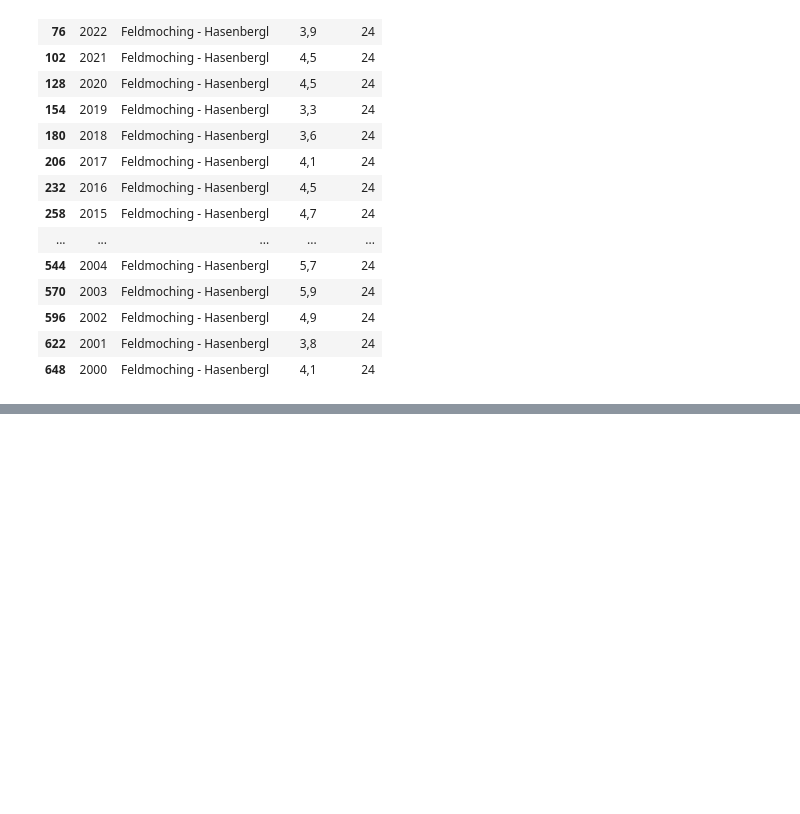
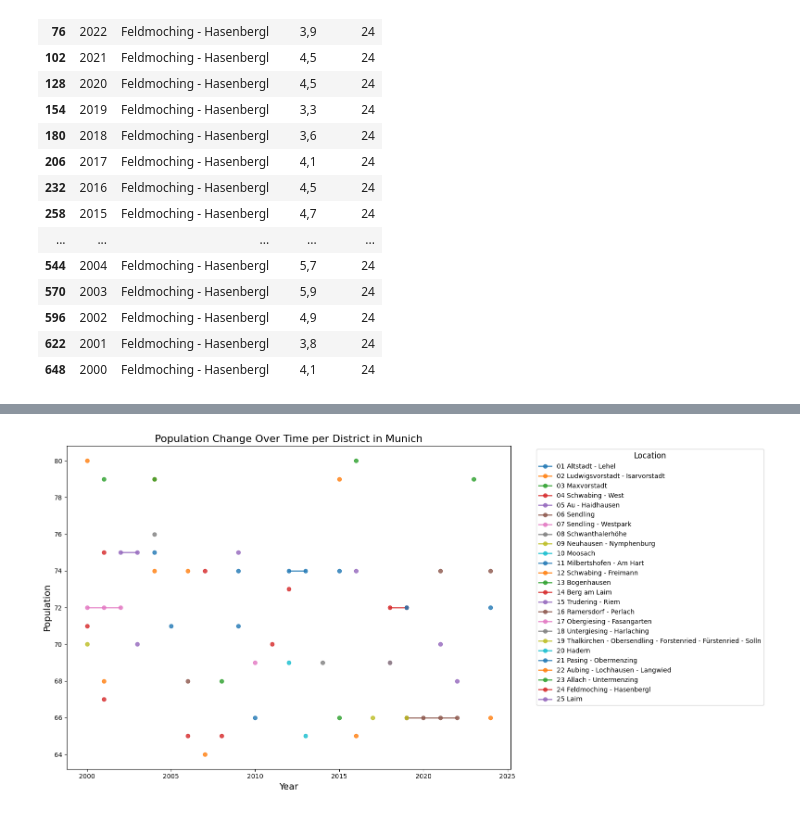
Before and after one commit to AhmedElsherif04/SolarPanelMunich, a Jupyter notebook: data/CSV_data/Unemployment/unemployment.ipynb, the cells around one changed output, grey strips where cells are left out. Saved outputs shown, nothing was run; the diff lists cells and outputs as text; code cells hidden in the pictures; blank space fills up the shorter version.

```diff
--- a/CSV_data/Unemployment/unemployment.ipynb
+++ b/data/CSV_data/Unemployment/unemployment.ipynb
@@ -183,0 +186,2 @@ df_unemployed_total[df_unemployed_total["District"] == "24"]
+# %%
+df_unemployed_total = unemployment_df[(unemployment_df['Indikator'] == 'Erwerbsfähige') & (unemployment_df['Ausprägung'] == 'insgesamt')]
@@ -183,0 +204,55 @@ df_unemployed_total[df_unemployed_total["District"] == "24"]
+# %%
+df_unemployed_total = df_unemployed_total.drop(columns=['Indikator', 'Basiswert 1','Basiswert 2', 'Name Basiswert 1','Name Basiswert 2','Ausprägung'])
+df_unemployed_total.rename(columns={'Indikatorwert': 'Value', "Raumbezug": "Location" , "Jahr": "Year"}, inplace=True)
+df_unemployed_total = df_unemployed_total.reset_index(drop=True)
+df_unemployed_total['Year'] = df_unemployed_total['Year'].astype(int)
+# %%
+
+# Work on a copy
+df = df_unemployed_total.copy()
+
+# Ensure correct column names
+df.columns = [c.strip() for c in df.columns]
+
+# Convert columns to numeric
+df["Overall Population"] = pd.to_numeric(df["Value"], errors="coerce")
+df["Year"] = pd.to_numeric(df["Year"], errors="coerce")
+
+# Create pivot: rows = Year, columns = Location, values = Overall Population
+pivot_df = df.pivot(index="Year", columns="Location", values="Overall Population")
+
+# Choose locations to exclude from the legend (optional)
+exclude = ["Stadt München"]  # example: remove the overall city line from legend
+
+# Plot
+plt.figure(figsize=(16, 8))  # Adjust figure size
+
+for col in pivot_df.columns:
+    if col not in exclude:
+        plt.plot(
+            pivot_df.index,
+            pivot_df[col],
+            label=col,
+            linewidth=2,       # line thickness
+            linestyle='-',     # line style
+            marker='o',        # marker at each data point
+            alpha=0.8          # transparency
+        )
+
+plt.ylabel("Population", fontsize=14)
+plt.xlabel("Year", fontsize=14)
+plt.title("Population Change Over Time per District in Munich", fontsize=16)
+
+# Customize legend
+plt.legend(
+    title="Location",
+    bbox_to_anchor=(1.05, 1),  # move outside to the right
+    loc="upper left",
+    fontsize=10,
+    title_fontsize=12
+)
+
+plt.tight_layout()  # adjust layout to fit everything
+plt.show()
+# %% [output]
+[figure, added]
```
Also changed, not shown: parts of 5 cells of this notebook, 46 other files.
